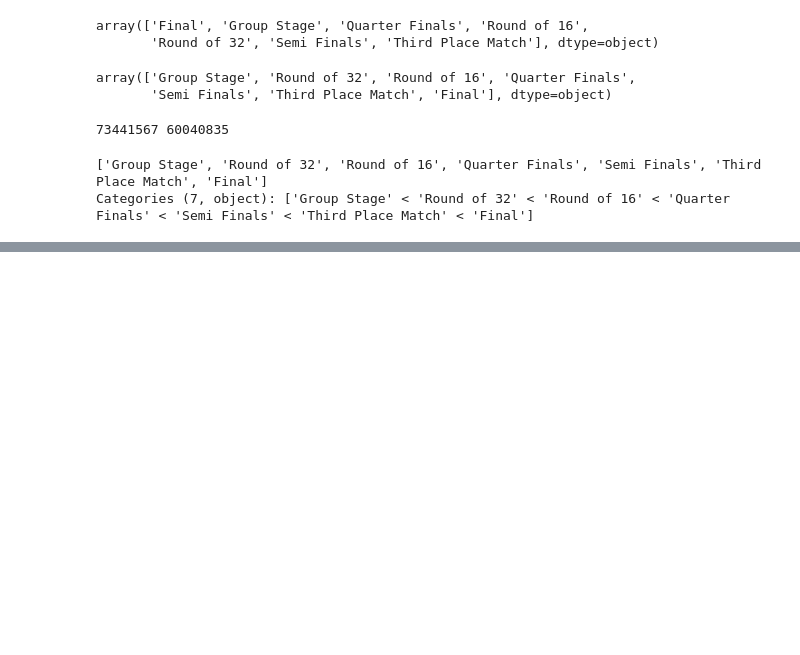
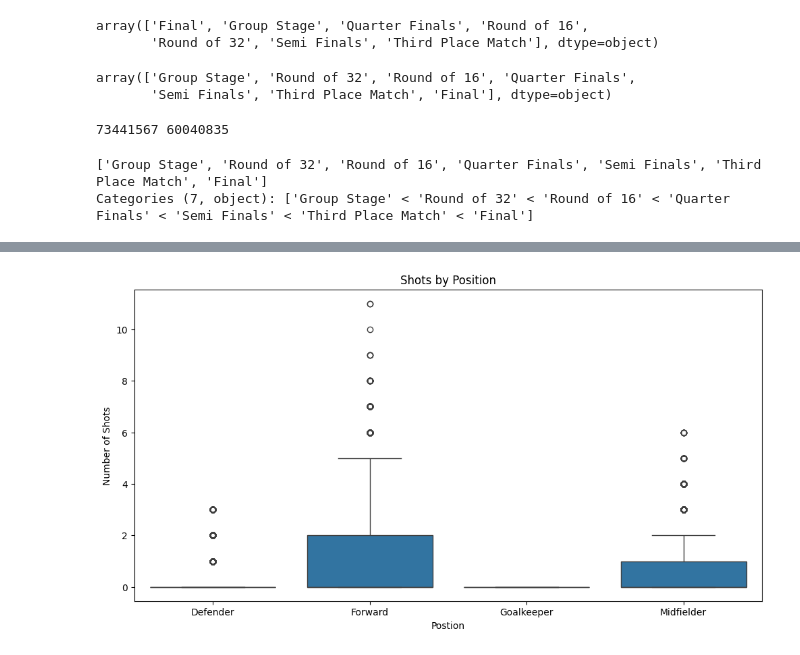
Before and after one commit to ebenezeryeboah/data-analysis-practice, a Jupyter notebook: 2026-fifa-world-cup.ipynb, the cells around one changed output, grey strips where cells are left out. Cells and saved outputs as stored; diff of their text form; code cells hidden in the pictures; blank space fills up the shorter version.

```diff
--- a/2026-fifa-world-cup.ipynb
+++ b/2026-fifa-world-cup.ipynb
@@ -239,0 +255,10 @@ Categories (7, object): ['Group Stage' < 'Round of 32' < 'Round of 16' < 'Quarte
+# %%
+# sns.boxplot(data=df, x=df['position'], y=df['shots'])
+plt.figure(figsize=(12,6))
+sns.boxplot(data=df,x=df['position'], y=df['shots'], fill=True, native_scale=True)
+plt.title('Shots by Position')
+plt.xlabel('Postion')
+plt.ylabel('Number of Shots')
+plt.show()
+# %% [output]
+[figure, added]
```
Also changed, not shown: parts of 7 cells of this notebook.
